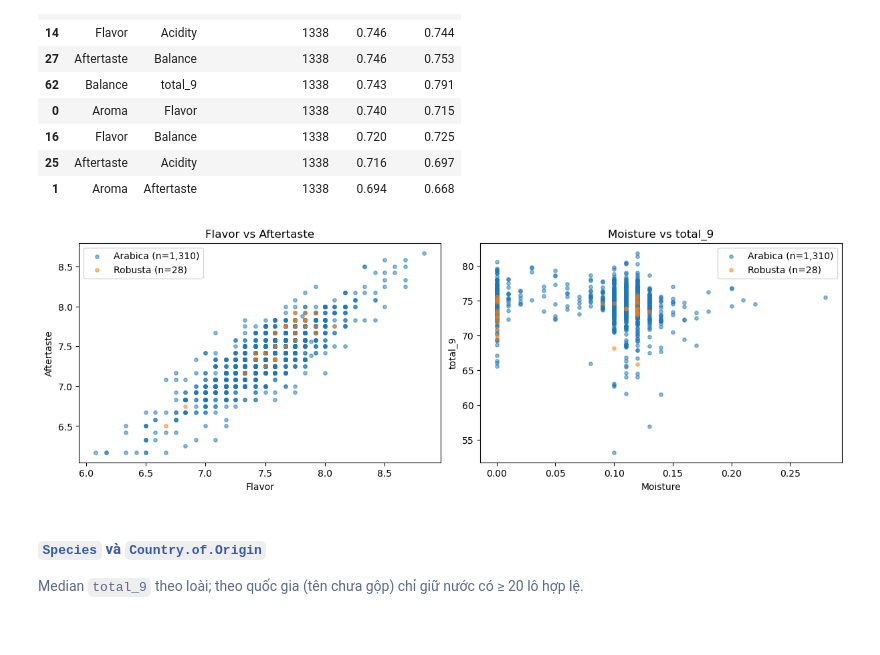
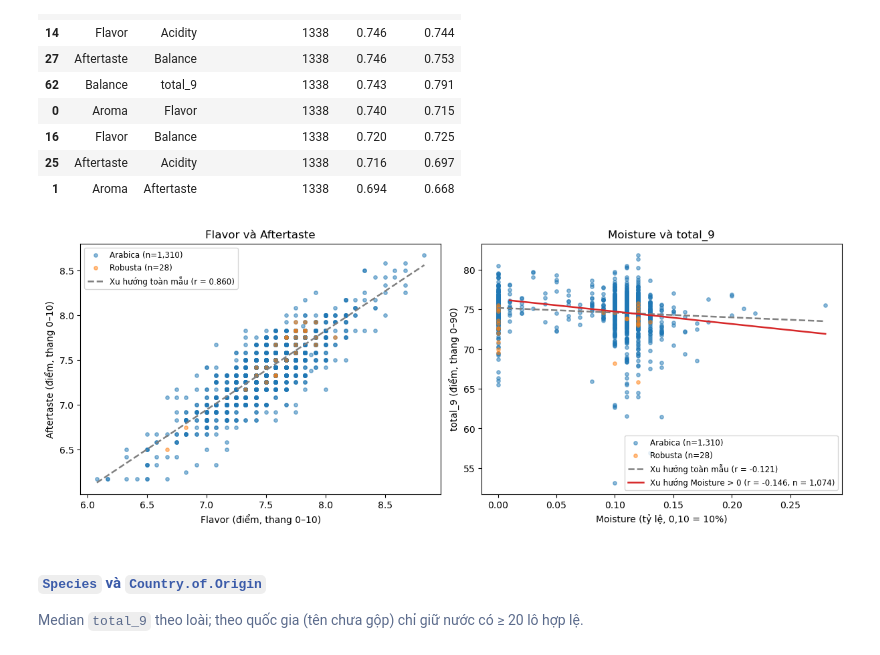
Before and after one commit to dnhoang-2006/coffee-quality, a Jupyter notebook: notebooks/01_collection_exploration.ipynb, the cells around one changed output. Cells and saved outputs as stored; diff of their text form; code cells hidden in the pictures.

Commit message:
docs(nb01): fix stale statements, scatter trend lines, evidence for single-lot countries (C2, C3, C5, C7, C8)
Co-Authored-By: Claude Opus 5.5 <noreply@anthropic.com>

```diff
--- a/notebooks/01_collection_exploration.ipynb
+++ b/notebooks/01_collection_exploration.ipynb
@@ -2093,18 +2096,45 @@ display_centered_table(correlation_pairs.sort_values("pearson", key=lambda value
 | 25 | Aftertaste | Acidity | 1338 | 0.716 | 0.697 |
 | 1 | Aroma | Aftertaste | 1338 | 0.694 | 0.668 |
 # %%
-fig, axes = plt.subplots(1, 2, figsize=(12, 4), layout="constrained")
+AXIS_LABELS = {
+    "Flavor": "Flavor (điểm, thang 0–10)",
+    "Aftertaste": "Aftertaste (điểm, thang 0–10)",
+    "Moisture": "Moisture (tỷ lệ, 0,10 = 10%)",
+    "total_9": "total_9 (điểm, thang 0–90)",
+}
+
+
+def trend_line(data, x, y):
+    """Đường hồi quy tuyến tính np.polyfit(x, y, 1); trả về (xs, ys, r Pearson, n)."""
+    slope, intercept = np.polyfit(data[x], data[y], 1)
+    r = data[x].corr(data[y])
+    xs = np.linspace(data[x].min(), data[x].max(), 100)
+    return xs, slope * xs + intercept, r, len(data)
+
+
+fig, axes = plt.subplots(1, 2, figsize=(12, 4.5), layout="constrained")
 for ax, (x, y) in zip(axes, [("Flavor", "Aftertaste"), ("Moisture", "total_9")]):
     for species, rows in df_eda.groupby("Species"):
         points = rows[[x, y]].dropna()
         ax.scatter(points[x], points[y], s=15, alpha=0.5, label=f"{species} (n={len(points):,})")
-    ax.set_xlabel(x)
-    ax.set_ylabel(y)
-    ax.set_title(f"{x} vs {y}")
-    ax.legend()
+
+    pair = df_eda[[x, y]].dropna()
+    xs, ys, r, n = trend_line(pair, x, y)
+    ax.plot(xs, ys, linestyle="--", color="gray", linewidth=1.8, label=f"Xu hướng toàn mẫu (r = {r:.3f})")
+
+    if x == "Moisture":
+        pair_pos = pair[pair["Moisture"] > 0]
+        xs, ys, r, n = trend_line(pair_pos, x, y)
+        ax.plot(xs, ys, linestyle="-", color="tab:red", linewidth=1.8,
+                label=f"Xu hướng Moisture > 0 (r = {r:.3f}, n = {n:,})")
+
+    ax.set_xlabel(AXIS_LABELS[x])
+    ax.set_ylabel(AXIS_LABELS[y])
+    ax.set_title(f"{x} và {y}")
+    ax.legend(fontsize=8.5)
 plt.show()
 # %% [output]
-[figure, old version]
+[figure, new version]
 # %% [markdown]
 #### <span style="color:#3B5BA9"><code>Species</code> và <code>Country.of.Origin</code></span>
 
```
Also changed, not shown: parts of 4 cells of this notebook.
